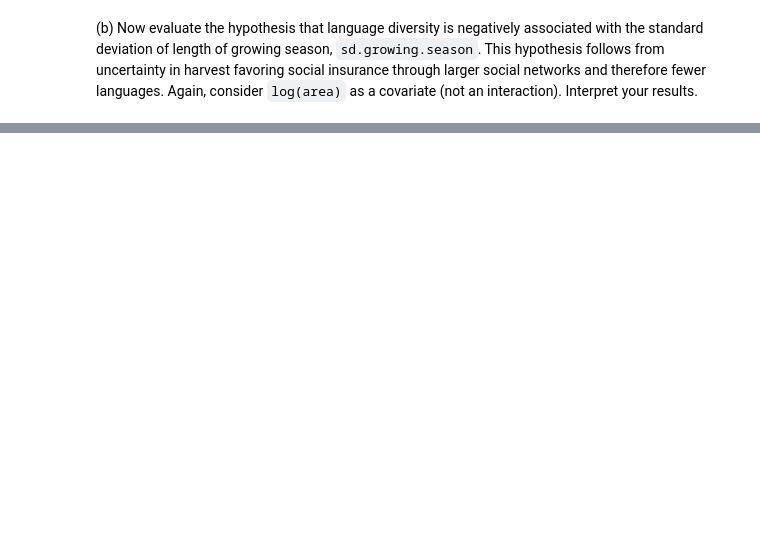
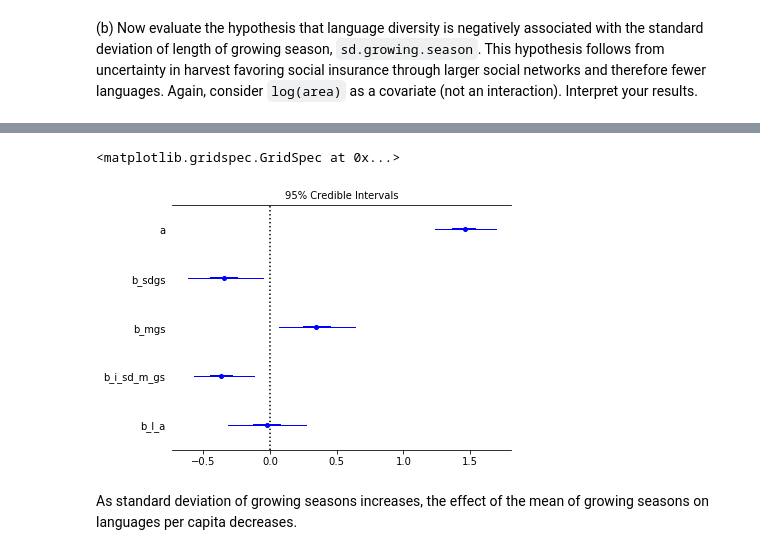
Before and after one commit to Edderic/statistical-rethinking-python-solutions, a Jupyter notebook: ch-7.ipynb, the cells around one changed output, grey strips where cells are left out. Cells and saved outputs as stored; diff of their text form; code cells hidden in the pictures; blank space fills up the shorter version.

```diff
--- a/ch-7.ipynb
+++ b/ch-7.ipynb
@@ -848,0 +990,7 @@ This problem is open ended, allowing you to decide how you address the hypothese
+# %%
+pm.forestplot(trace_m_7h4_c, varnames=['a', 'b_sdgs', 'b_mgs', 'b_i_sd_m_gs', 'b_l_a'])
+# %% [output]
+<matplotlib.gridspec.GridSpec at 0x...>
+[figure, added]
+# %% [markdown]
+As standard deviation of growing seasons increases, the effect of the mean of growing seasons on languages per capita decreases.
```
Also changed, not shown: parts of 12 cells of this notebook.
